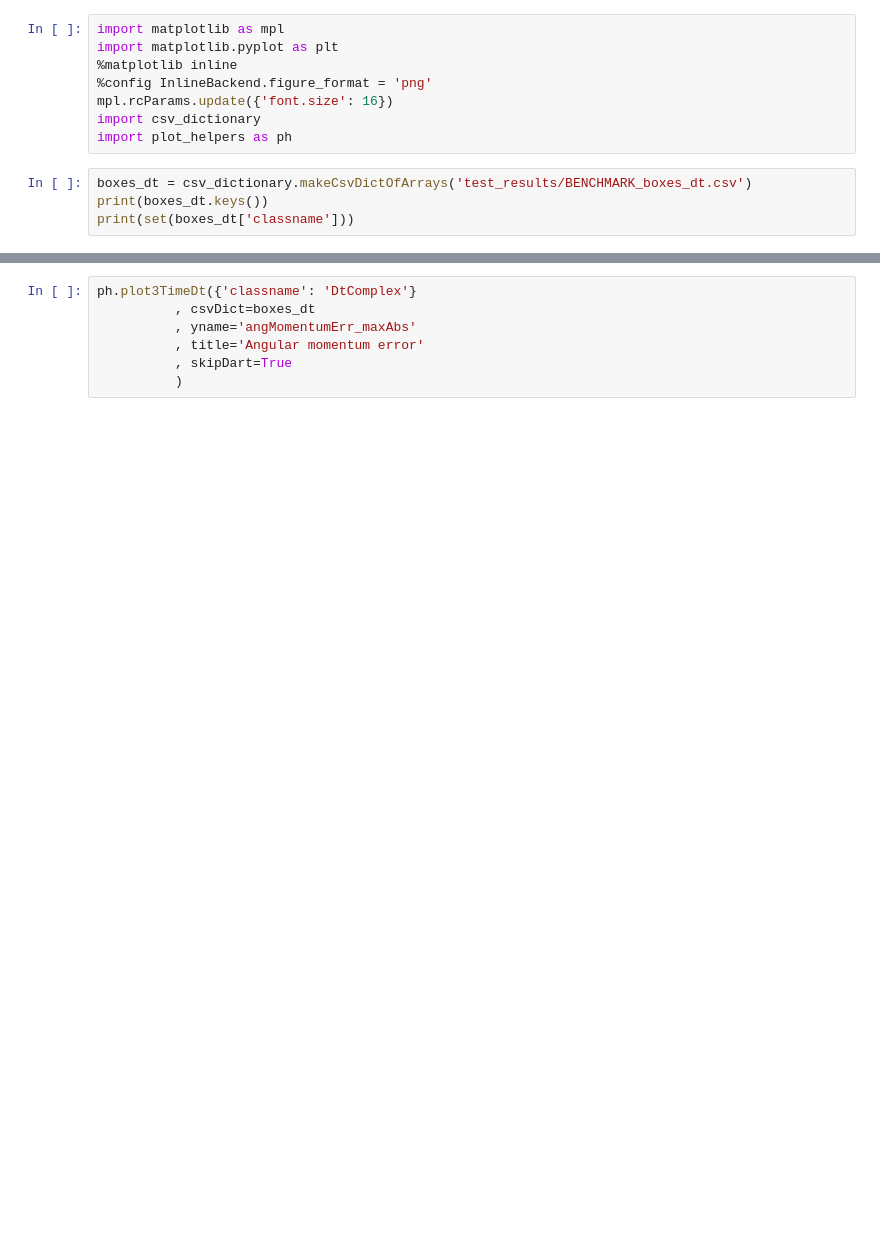
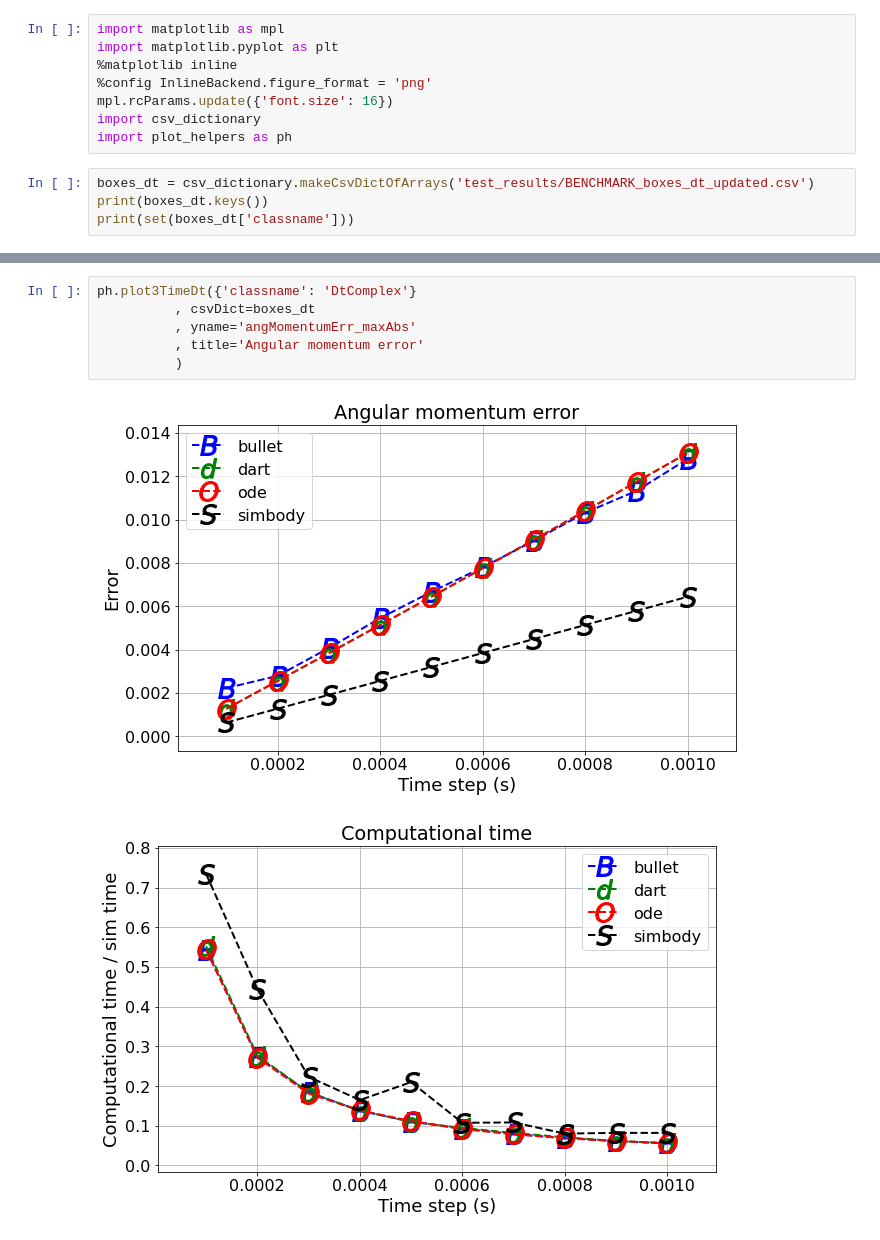
Before and after one commit to scpeters/benchmark, a Jupyter notebook: boxes_results.ipynb, the cells around one changed output, grey strips where cells are left out. Drawn from its saved outputs; the diff is of its cells as text; blank space fills up the shorter version.

```diff
--- a/boxes_results.ipynb
+++ b/boxes_results.ipynb
@@ -48,6 +48,6 @@ mpl.rcParams.update({'font.size': 16})
 import csv_dictionary
 import plot_helpers as ph
 # %%
-boxes_dt = csv_dictionary.makeCsvDictOfArrays('test_results/BENCHMARK_boxes_dt.csv')
+boxes_dt = csv_dictionary.makeCsvDictOfArrays('test_results/BENCHMARK_boxes_dt_updated.csv')
 print(boxes_dt.keys())
 print(set(boxes_dt['classname']))
@@ -66,7 +77,9 @@ ph.plot3TimeDt({'classname': 'DtComplex'}
 # %%
 ph.plot3TimeDt({'classname': 'DtComplex'}
           , csvDict=boxes_dt
           , yname='angMomentumErr_maxAbs'
           , title='Angular momentum error'
-          , skipDart=True
           )
+# %% [output]
+[figure, added]
+[figure, added]
```
Also changed, not shown: parts of 9 cells of this notebook.
